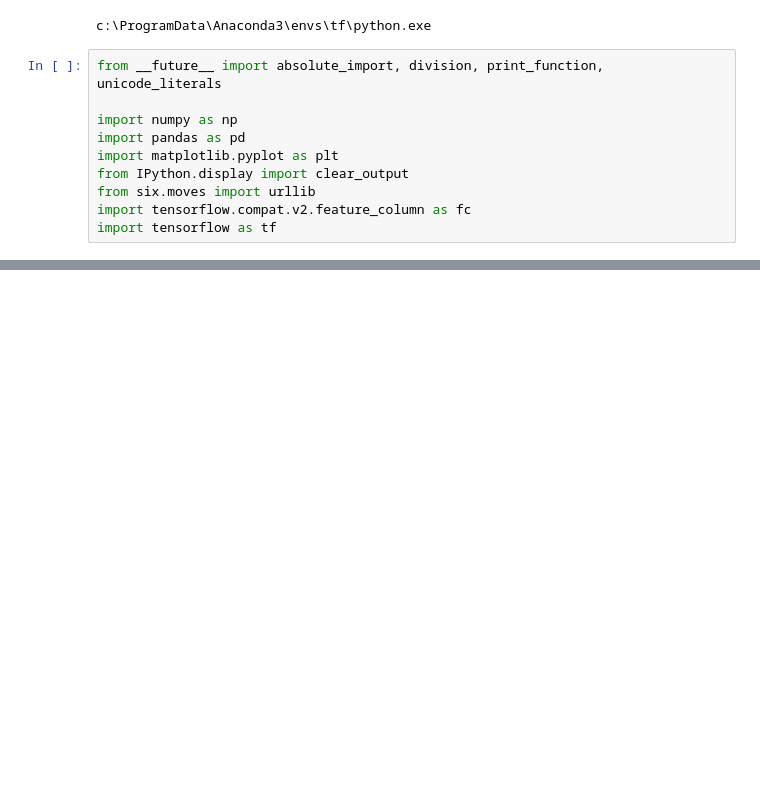
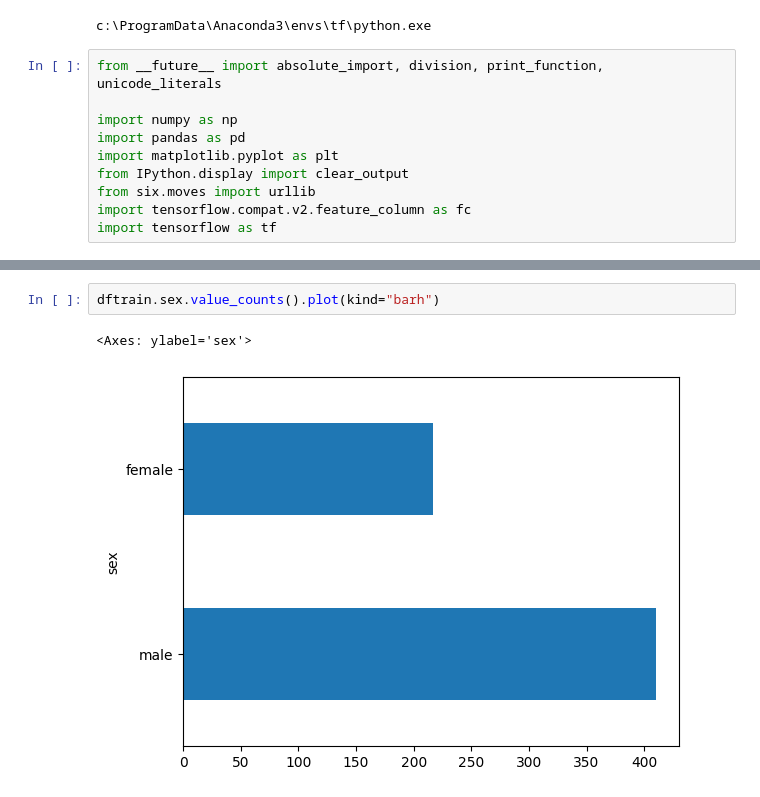
Before and after one commit to isocann/freecodecamp, a Jupyter notebook: Untitled.ipynb, the cells around one changed output, grey strips where cells are left out. Drawn from its saved outputs; the diff is of its cells as text; blank space fills up the shorter version.

```diff
--- a/Untitled.ipynb
+++ b/Untitled.ipynb
@@ -45,0 +50,5 @@ Name: survived, dtype: int64
+# %%
+dftrain.sex.value_counts().plot(kind="barh")
+# %% [output]
+<Axes: ylabel='sex'>
+[figure, added]
```
Also changed, not shown: parts of 4 cells of this notebook.
